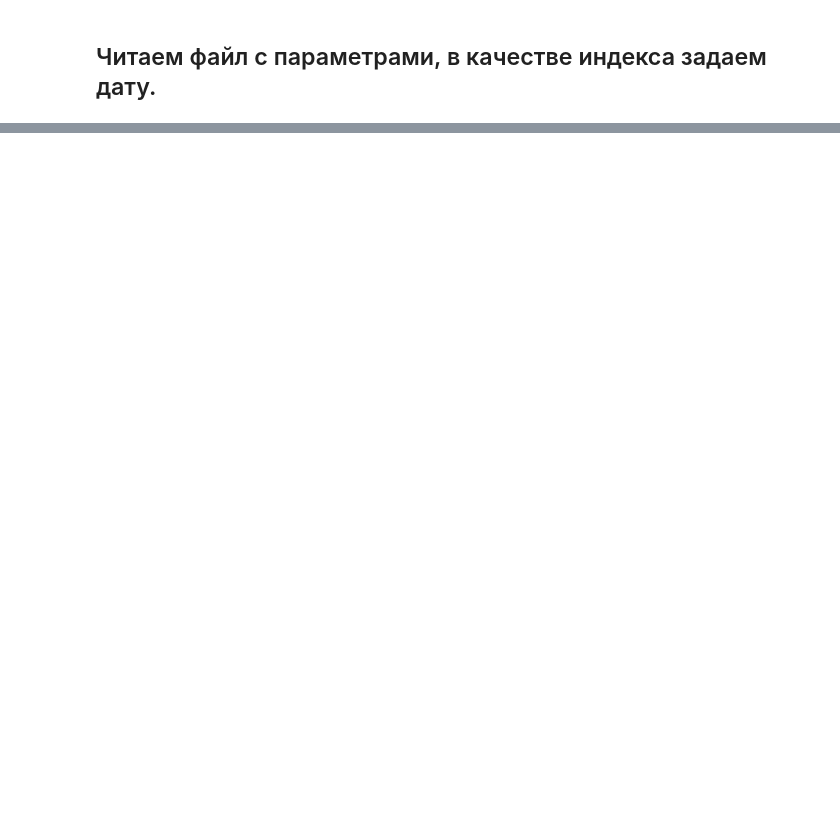
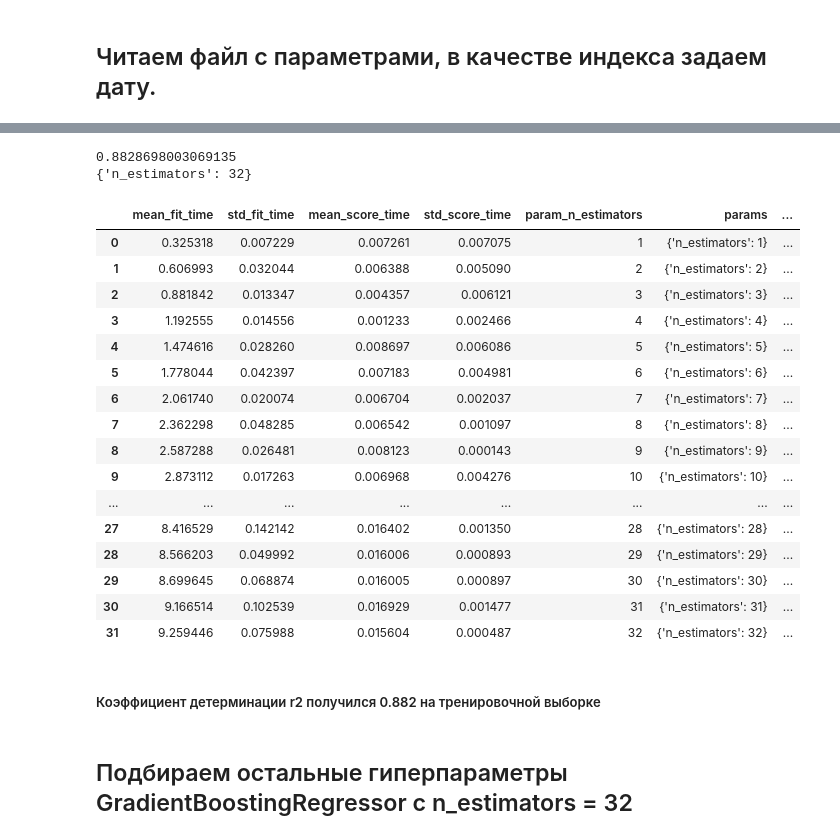
Before and after one commit to koshkidadanet/article-water, a Jupyter notebook: model.ipynb, the cells around one changed output, grey strips where cells are left out. Drawn from its saved outputs; the diff is of its cells as text; code cells hidden in the pictures; blank space fills up the shorter version.

```diff
--- a/model.ipynb
+++ b/model.ipynb
@@ -33,0 +55,11 @@ None
+# %%
+x_train = df.drop('cond',axis=1)[:450000]
+y_train = df['cond'][:450000]
+x_test = df.drop('cond',axis=1)[450000:]
+y_test = df['cond'][450000:]
+
+display(x_train.head())
+display(y_train.head())
+
+print(x_train.shape)
+print(x_test.shape)
@@ -33,0 +84,7 @@ None
+# %%
+%%time
+
+parameters = {'n_estimators': list(range(20,200,2))}
+
+clf = GridSearchCV(GradientBoostingRegressor(random_state=1), parameters, cv=5, verbose=5)# n_jobs=-1
+clf.fit(x_train, y_train)
@@ -33,0 +123,7 @@ None
+# %%
+%%time
+
+parameters = {'n_estimators': np.linspace(1, 32, 32).astype(int)}
+
+clf = GridSearchCV(GradientBoostingRegressor(random_state=1), parameters, cv=5, verbose=5)# n_jobs=-1
+clf.fit(x_train, y_train)
@@ -33,0 +152,28 @@ None
+# %%
+print(clf.score(x_train, y_train))
+print(clf.best_params_)
+display(pd.DataFrame(clf.cv_results_))
+# %% [output]
+0.8828698003069135
+{'n_estimators': 32}
+|  | mean_fit_time | std_fit_time | mean_score_time | std_score_time | param_n_estimators | params | ... |
+| 0 | 0.325318 | 0.007229 | 0.007261 | 0.007075 | 1 | {'n_estimators': 1} | ... |
+| 1 | 0.606993 | 0.032044 | 0.006388 | 0.005090 | 2 | {'n_estimators': 2} | ... |
+| 2 | 0.881842 | 0.013347 | 0.004357 | 0.006121 | 3 | {'n_estimators': 3} | ... |
+| 3 | 1.192555 | 0.014556 | 0.001233 | 0.002466 | 4 | {'n_estimators': 4} | ... |
+| 4 | 1.474616 | 0.028260 | 0.008697 | 0.006086 | 5 | {'n_estimators': 5} | ... |
+| 5 | 1.778044 | 0.042397 | 0.007183 | 0.004981 | 6 | {'n_estimators': 6} | ... |
+| 6 | 2.061740 | 0.020074 | 0.006704 | 0.002037 | 7 | {'n_estimators': 7} | ... |
+| 7 | 2.362298 | 0.048285 | 0.006542 | 0.001097 | 8 | {'n_estimators': 8} | ... |
+| 8 | 2.587288 | 0.026481 | 0.008123 | 0.000143 | 9 | {'n_estimators': 9} | ... |
+| 9 | 2.873112 | 0.017263 | 0.006968 | 0.004276 | 10 | {'n_estimators': 10} | ... |
+| ... | ... | ... | ... | ... | ... | ... | ... |
+| 27 | 8.416529 | 0.142142 | 0.016402 | 0.001350 | 28 | {'n_estimators': 28} | ... |
+| 28 | 8.566203 | 0.049992 | 0.016006 | 0.000893 | 29 | {'n_estimators': 29} | ... |
+| 29 | 8.699645 | 0.068874 | 0.016005 | 0.000897 | 30 | {'n_estimators': 30} | ... |
+| 30 | 9.166514 | 0.102539 | 0.016929 | 0.001477 | 31 | {'n_estimators': 31} | ... |
+| 31 | 9.259446 | 0.075988 | 0.015604 | 0.000487 | 32 | {'n_estimators': 32} | ... |
+# %% [markdown]
+##### Коэффициент детерминации r2 получился 0.882 на тренировочной выборке
+# %% [markdown]
+## Подбираем остальные гиперпараметры GradientBoostingRegressor с n_estimators = 32
```
Also changed, not shown: parts of 12 cells of this notebook.
